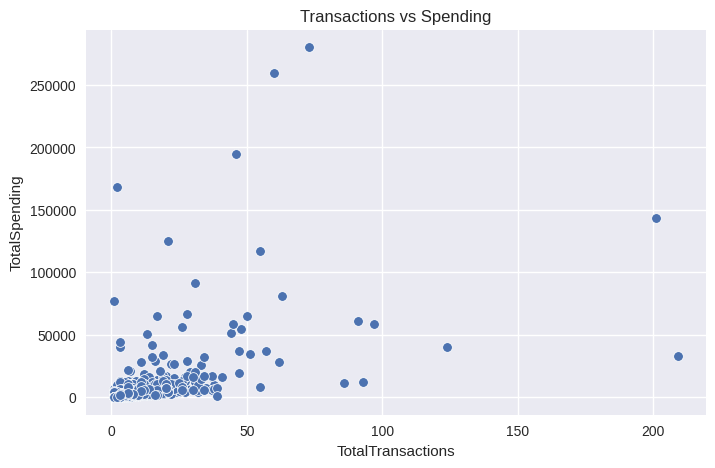
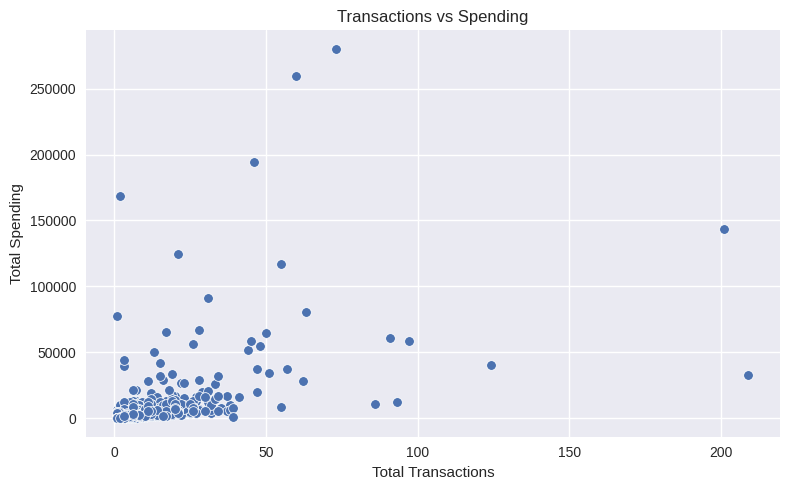
The notebook cell's code change between the first figure and the second:
--- before
+++ after
@@ -6,3 +6,8 @@
 )
 plt.title("Transactions vs Spending")
+plt.xlabel("Total Transactions")
+plt.ylabel("Total Spending")
+
+plt.tight_layout()
+plt.savefig("images/transactions_vs_spending.png", dpi=300)
 plt.show()

Commit: updating using Colab